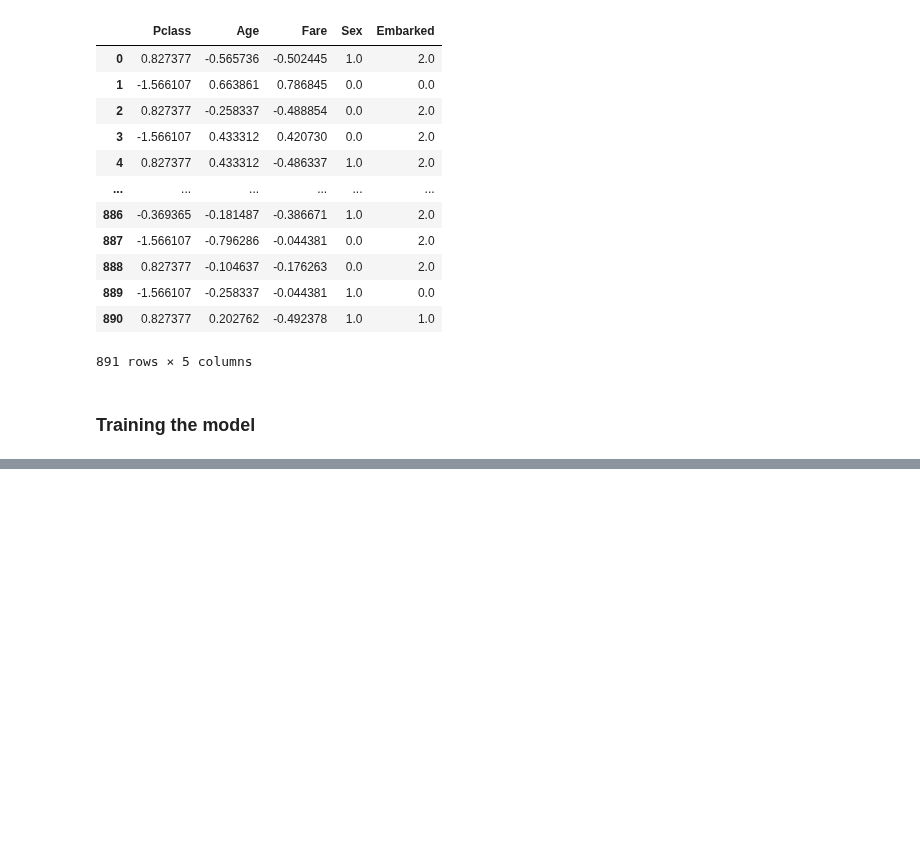
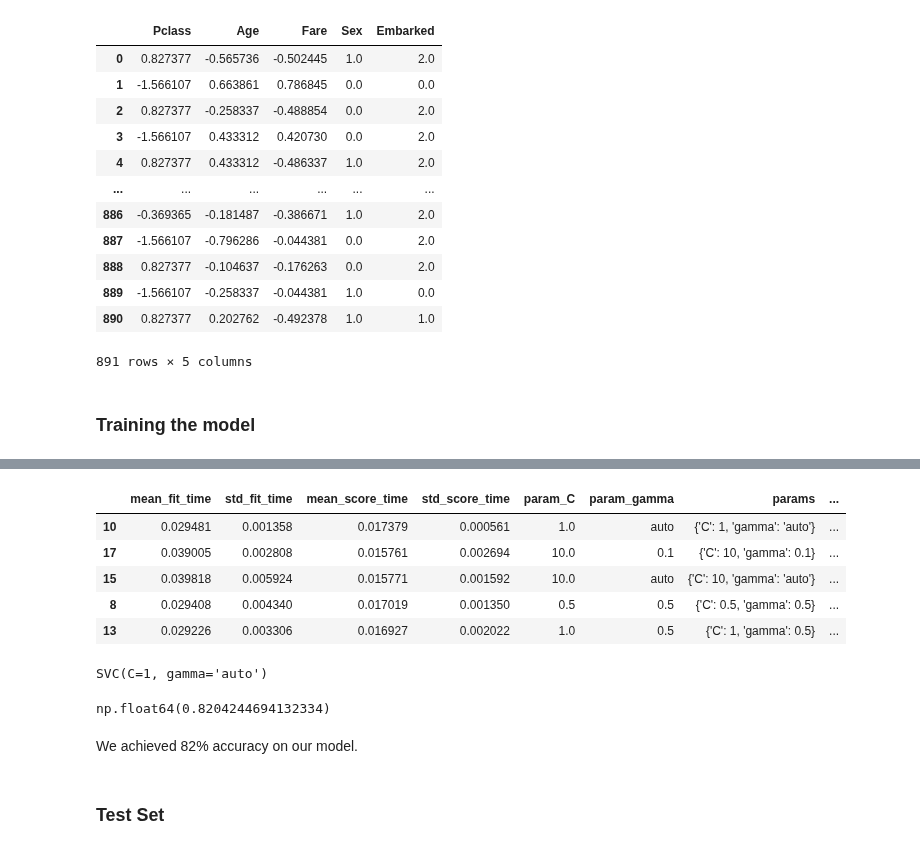
Before and after one commit to adarsha-7/machine-learning, a Jupyter notebook: chapter_3/chapter_exercise/3/main.ipynb, the cells around one changed output, grey strips where cells are left out. Cells and saved outputs as stored; diff of their text form; code cells hidden in the pictures; blank space fills up the shorter version.

```diff
--- a/chapter_3/chapter_exercise/3/main.ipynb
+++ b/chapter_3/chapter_exercise/3/main.ipynb
@@ -276,0 +341,41 @@ pd.DataFrame(X_ready, columns=num_cols+cat_cols)
+# %%
+from sklearn.model_selection import GridSearchCV
+
+param_dist = {
+    'C': [0.1, 0.5, 1, 10],
+    'gamma': ['auto', 0.01, 0.1, 0.5, 1]
+}
+
+grid_search = GridSearchCV(
+    estimator=model_svc,
+    param_grid=param_dist,
+    scoring="accuracy",
+    cv=5,
+    n_jobs=-1
+)
+
+grid_search.fit(X_transformed, y)
+
+results_df = pd.DataFrame(grid_search.cv_results_)
+results_df.sort_values('mean_test_score', ascending=False).head(5)
+# %% [output]
+|  | mean_fit_time | std_fit_time | mean_score_time | std_score_time | param_C | param_gamma | params | ... |
+| 10 | 0.029481 | 0.001358 | 0.017379 | 0.000561 | 1.0 | auto | {'C': 1, 'gamma': 'auto'} | ... |
+| 17 | 0.039005 | 0.002808 | 0.015761 | 0.002694 | 10.0 | 0.1 | {'C': 10, 'gamma': 0.1} | ... |
+| 15 | 0.039818 | 0.005924 | 0.015771 | 0.001592 | 10.0 | auto | {'C': 10, 'gamma': 'auto'} | ... |
+| 8 | 0.029408 | 0.004340 | 0.017019 | 0.001350 | 0.5 | 0.5 | {'C': 0.5, 'gamma': 0.5} | ... |
+| 13 | 0.029226 | 0.003306 | 0.016927 | 0.002022 | 1.0 | 0.5 | {'C': 1, 'gamma': 0.5} | ... |
+# %%
+model_best = SVC(C=1, gamma="auto")
+model_best.fit(X_transformed, y)
+# %% [output]
+SVC(C=1, gamma='auto')
+# %%
+scores = cross_val_score(model_best, X_transformed, y, cv=10, scoring="accuracy")
+sum(scores) / 10
+# %% [output]
+np.float64(0.8204244694132334)
+# %% [markdown]
+We achieved 82% accuracy on our model.
+# %% [markdown]
+### Test Set
```
Also changed, not shown: parts of 9 cells of this notebook.
